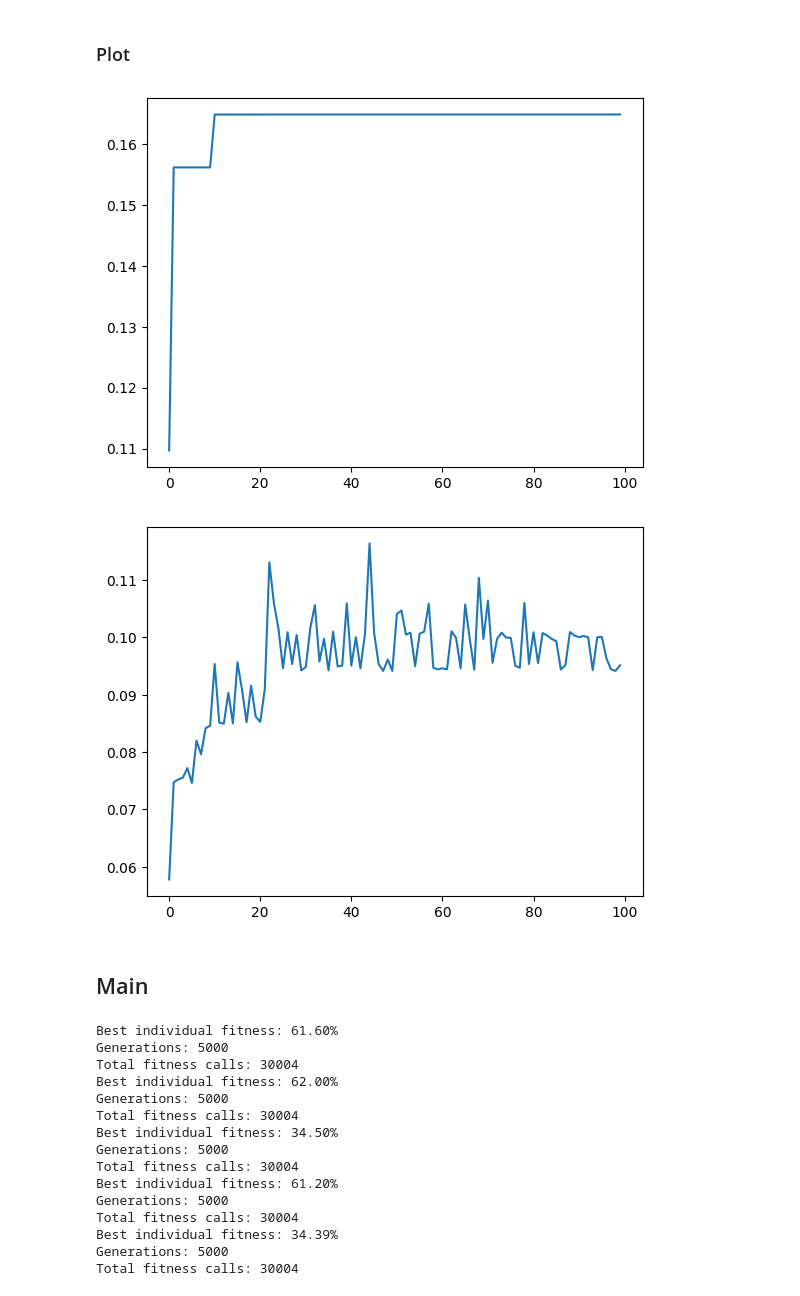
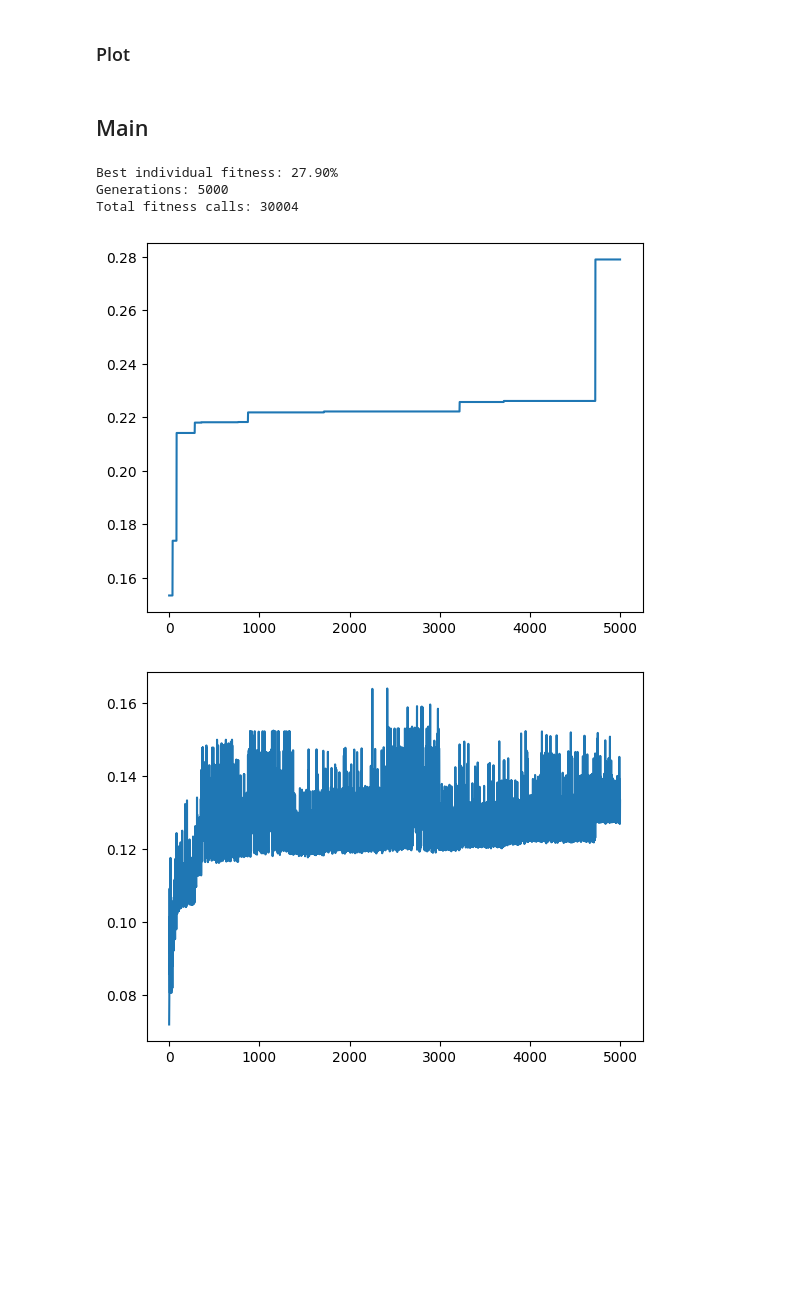
Before and after one commit to leonardo-pieraccioli/computational-intelligence, a Jupyter notebook: Lab9_GeneticAlgorithm/lab9.ipynb, the cells around one changed output. Drawn from its saved outputs; the diff is of its cells as text; code cells hidden in the pictures; blank space fills up the shorter version.

Commit message:
image results with plot by @giovanni-violo

```diff
--- a/Lab9_GeneticAlgorithm/lab9.ipynb
+++ b/Lab9_GeneticAlgorithm/lab9.ipynb
@@ -145,7 +145,7 @@ def solve_problem(problem_instance):
     while best_individual[1] < BEST_FITNESS_THRESHOLD and len(history) < MAX_GENERATIONS:
         offsprings = generate_individuals(population)
         population += [(individual, fitness(individual)) for individual in offsprings]
-        history.append("Another generation")
+        history.append(population.copy())
         population = natural_selection(population)
         best_individual = population[0]
 
@@ -153,50 +153,38 @@ def solve_problem(problem_instance):
     print("Generations: " + str(len(history)))
     print("Total fitness calls: " + str(fitness.calls))
 
-    #return history
+    return history
 # %% [markdown]
 ### Plot
 # %%
-avgs =[]
-for gen in history:
-        sum = 0
-        for el in gen:
-                sum += el[1]
-        avg = sum/len(gen)
-        avgs.append(avg)
+def plot(history):
+        avgs =[]
+        for gen in history:
+                sum = 0
+                for el in gen:
+                        sum += el[1]
+                avg = sum/len(gen)
+                avgs.append(avg)
 
-maxs = []
-for gen in history:
-        max = 0
-        for el in gen:
-                max = el[1] if el[1] > max else max
-        maxs.append(max)
+        maxs = []
+        for gen in history:
+                max = 0
+                for el in gen:
+                        max = el[1] if el[1] > max else max
+                maxs.append(max)
 
-plt.plot(range(len(maxs)), maxs)
-plt.show()
-plt.plot(range(len(avgs)), avgs)
-plt.show()
+        plt.plot(range(len(maxs)), maxs)
+        plt.show()
+        plt.plot(range(len(avgs)), avgs)
+        plt.show()
-# %% [output]
-[figure, removed]
-[figure, removed]
 # %% [markdown]
 ## Main
 # %%
-for _ in range(5):
-    solve_problem(3)
+for _ in range(1):
+    plot(solve_problem(5))
 # %% [output]
-Best individual fitness: 61.60%
+Best individual fitness: 27.90%
 Generations: 5000
 Total fitness calls: 30004
-Best individual fitness: 62.00%
-Generations: 5000
-Total fitness calls: 30004
-Best individual fitness: 34.50%
-Generations: 5000
-Total fitness calls: 30004
-Best individual fitness: 61.20%
-Generations: 5000
-Total fitness calls: 30004
-Best individual fitness: 34.39%
-Generations: 5000
-Total fitness calls: 30004
+[figure, added]
+[figure, added]
```
Also changed, not shown: 9 other files.
